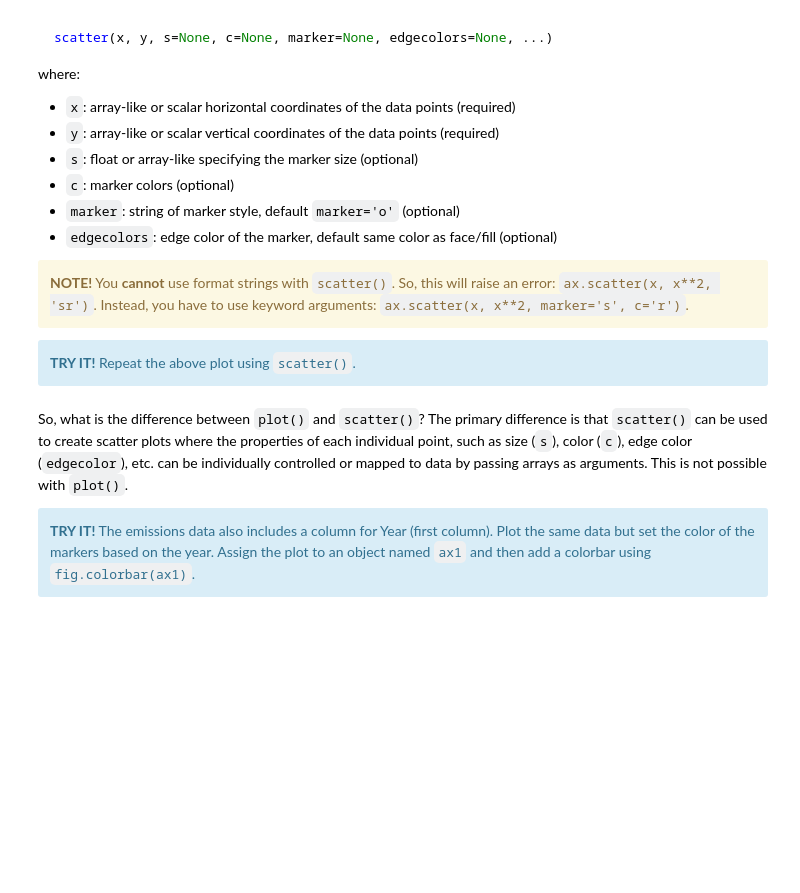
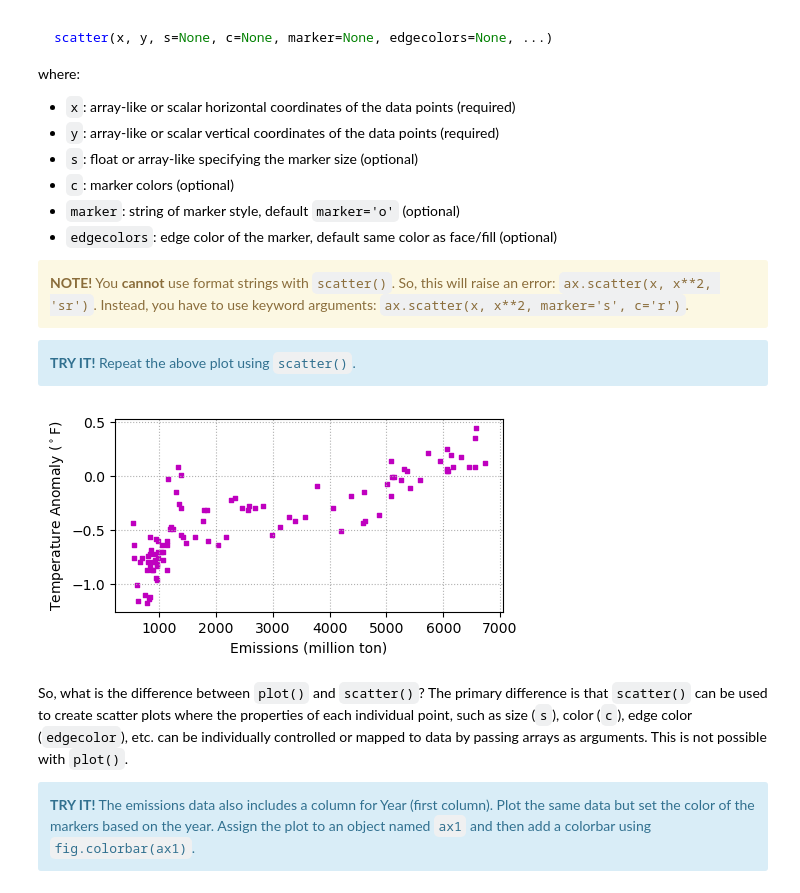
Before and after one commit to engin-7/e7-materials-fa25, a Jupyter notebook: lec/11_plotting_sol.ipynb, the cells around one changed output. Cells and saved outputs as stored; diff of their text form; code cells hidden in the pictures; blank space fills up the shorter version.

```diff
--- a/lec/11_plotting_sol.ipynb
+++ b/lec/11_plotting_sol.ipynb
@@ -781,19 +781,21 @@ where:
 # %%
 # create figure and axes
 fig = plt.figure(figsize=(5,2.5))
 ax = plt.axes()
 
 # plot the data (square marker style with size 5 and magenta color)
-
+ax.scatter(data[:,1], data[:,2], marker='s', s=5, c='m')
 
 # control multiple properties
 ax.set(xlabel='Emissions (million ton)', ylabel=r'Temperature Anomaly ($^\circ$F)')
 
 # add grid line
 ax.grid(linestyle=':')
 
 # display the figure
 plt.show()
+# %% [output]
+[figure, added]
 # %% [markdown]
 So, what is the difference between `plot()` and `scatter()`? The primary difference is that `scatter()` can be used to create scatter plots where the properties of each individual point, such as size (`s`), color (`c`), edge color (`edgecolor`), etc. can be individually controlled or mapped to data by passing arrays as arguments. This is not possible with `plot()`.
 
```
Also changed, not shown: parts of 12 cells of this notebook.
